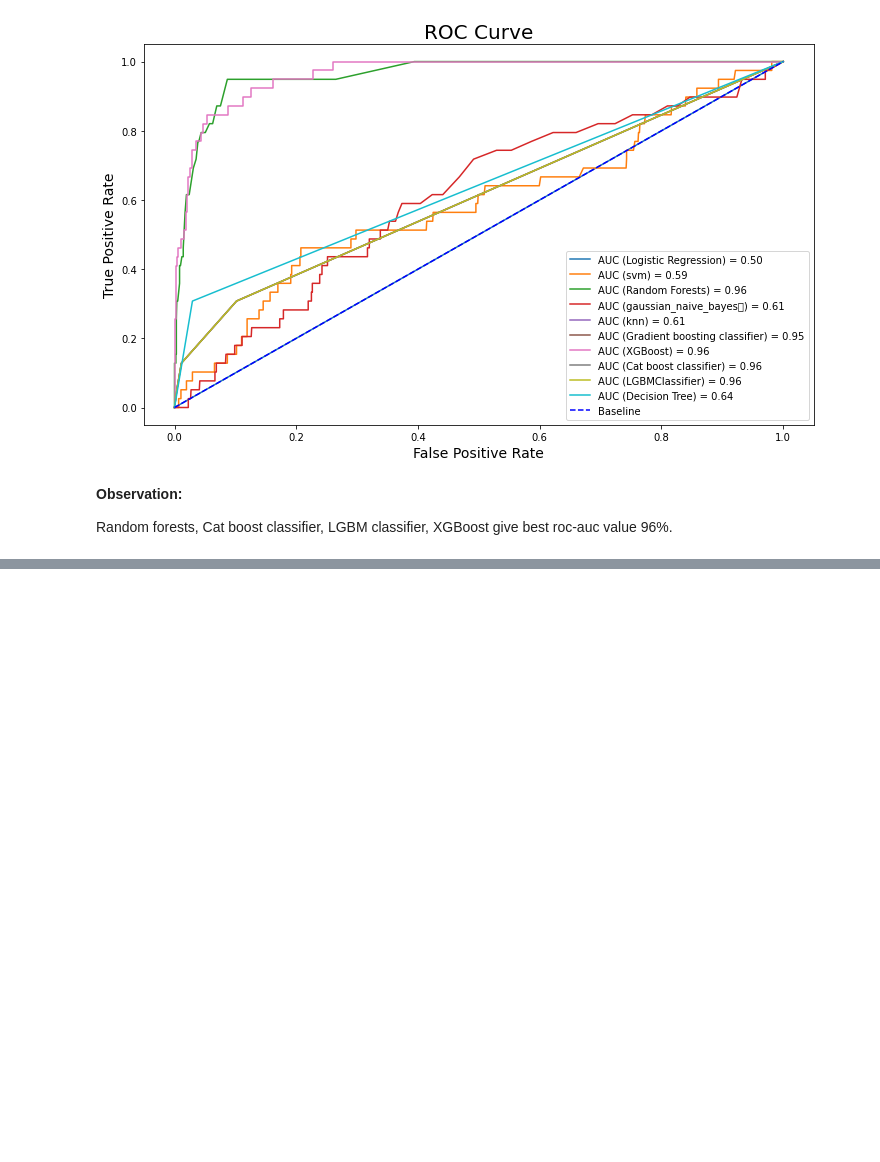
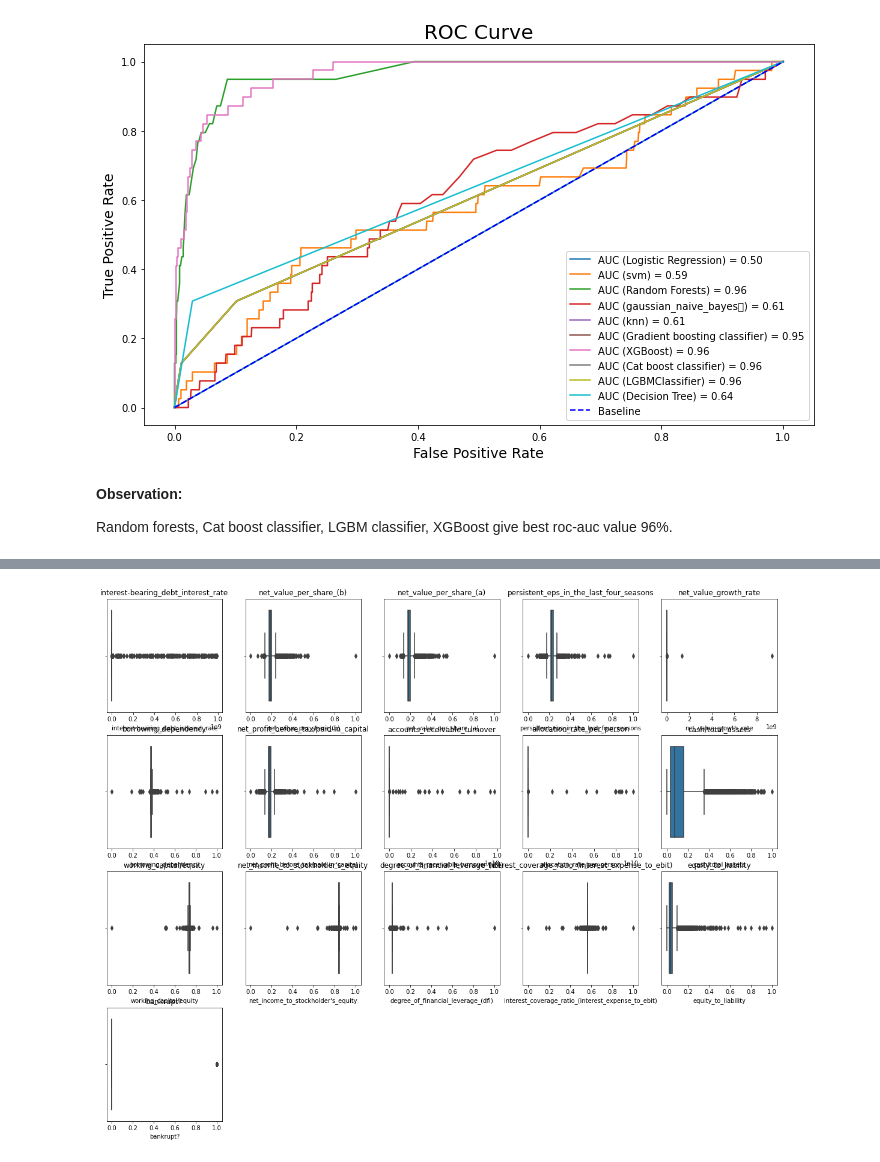
Before and after one commit to Bhushan271098/COMPANY-BANKRUPTCY-PREDICTION, a Jupyter notebook: Final_Copy_of_COMPANY_BANKRUPTCY_PREDICTION.ipynb, the cells around one changed output, grey strips where cells are left out. Drawn from its saved outputs; the diff is of its cells as text; code cells hidden in the pictures; blank space fills up the shorter version.

```diff
--- a/Final_Copy_of_COMPANY_BANKRUPTCY_PREDICTION.ipynb
+++ b/Final_Copy_of_COMPANY_BANKRUPTCY_PREDICTION.ipynb
@@ -1630,0 +1767,13 @@ Random forests, Cat boost classifier, LGBM classifier, XGBoost give best roc-auc
+# %%
+# Using Boxplot
+
+import numpy as np
+import seaborn as sns
+cont_dummy=cont_features#.drop('store_and_fwd_flag')
+plt.figure(figsize=(20,16))
+for index, col in enumerate(cont_dummy, start=1):
+    plt.subplot(4,5,index)
+    plt.title(col)
+    ax = sns.boxplot(df[col])
+# %% [output]
+[figure, added]
```
Also changed, not shown: parts of 25 cells of this notebook.
